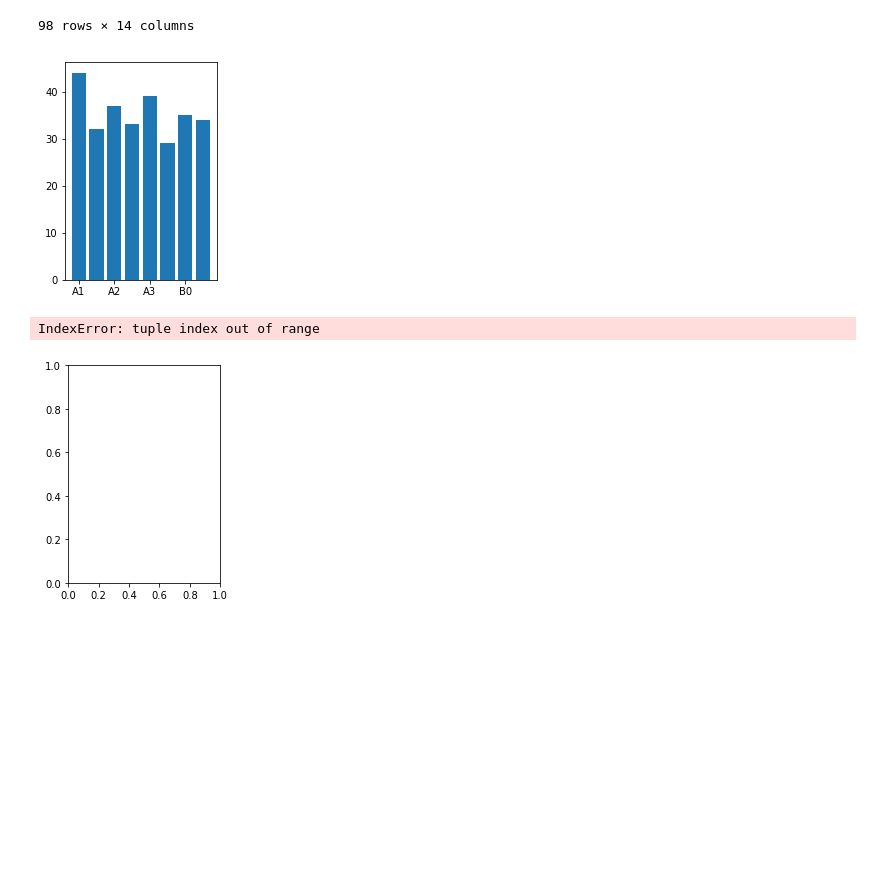
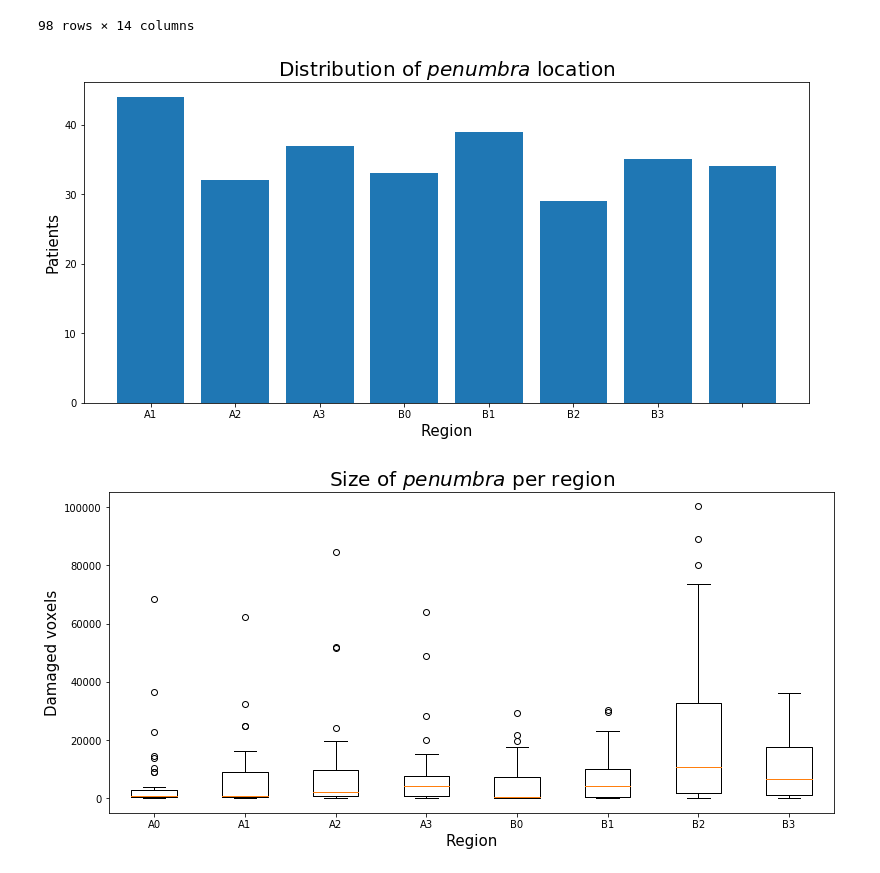
Before and after one commit to devhliu/MIP-DeepStroke, a Jupyter notebook: DataAnalysis.ipynb, the cells around one changed output. Cells and saved outputs as stored; diff of their text form; code cells hidden in the pictures; blank space fills up the shorter version.

Commit message:
added graphs on penumbra statistics

```diff
--- a/DataAnalysis.ipynb
+++ b/DataAnalysis.ipynb
@@ -88,26 +88,38 @@ df
 # %%
 columns = [x for x in df.columns if 'region' in x]
 regions_count = []
 regions_total = []
 for x in columns:
     reg_x = df[df[x]>0][x]
     reg_tot = df[df[x]>0]['patient'].count()
     regions_count.append(reg_x)
     regions_total.append(reg_tot)
 
-plt.subplot(121)
-plt.bar([x for x in range(len(regions_total))],regions_total)
+regions_count = [regions_count[x].values for x in range(0,len(regions_count))]
+
+figsize=[13,13]
+
+regions_labels = [x.replace("region_","") for x in columns]
+plt.figure(figsize=figsize)
+plt.subplot(211)
+plt.bar([x for x in range(1,len(regions_total)+1)],regions_total)
+plt.title("Distribution of ${penumbra}$ location",fontsize=20)
 ax = plt.gca()
-ax.set_xticklabels([x.replace("region_","") for x in columns])
+ax.set_xticklabels(regions_labels)
+plt.ylabel("Patients", fontsize=15)
+plt.xlabel("Region",fontsize=15)
 plt.show()
 
-plt.subplot(122)
-m = np.mean(np.array(regions_count),axis=1)
-plt.bar([x for x in range(len(regions_total))],m)
-ax = plt.gca()
-ax.set_xticklabels([x.replace("region_","") for x in columns])
+plt.figure(figsize=figsize)
+plt.subplot(212)
+plt.title("Size of ${penumbra}$ per region",fontsize=20)
+plt.boxplot(regions_count)
+plt.ylabel("Damaged voxels", fontsize=15)
+plt.xlabel("Region",fontsize=15)
+ax=plt.gca()
+ax.set_xticklabels(regions_labels)
+
 plt.show()
 # %% [output]
-[figure, old version]
+[figure, new version]
-IndexError: tuple index out of range
-[figure, old version]
+[figure, new version]
```
